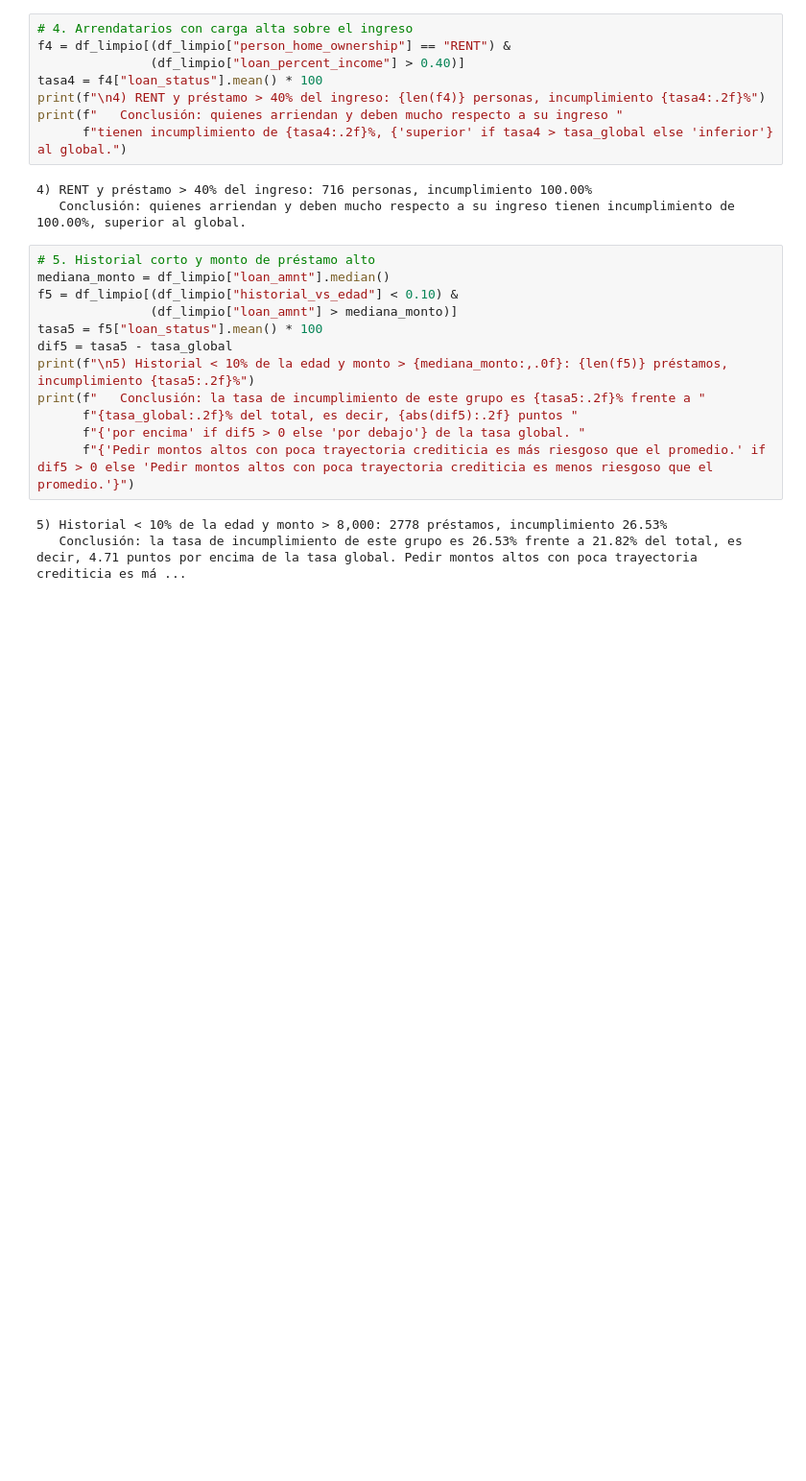
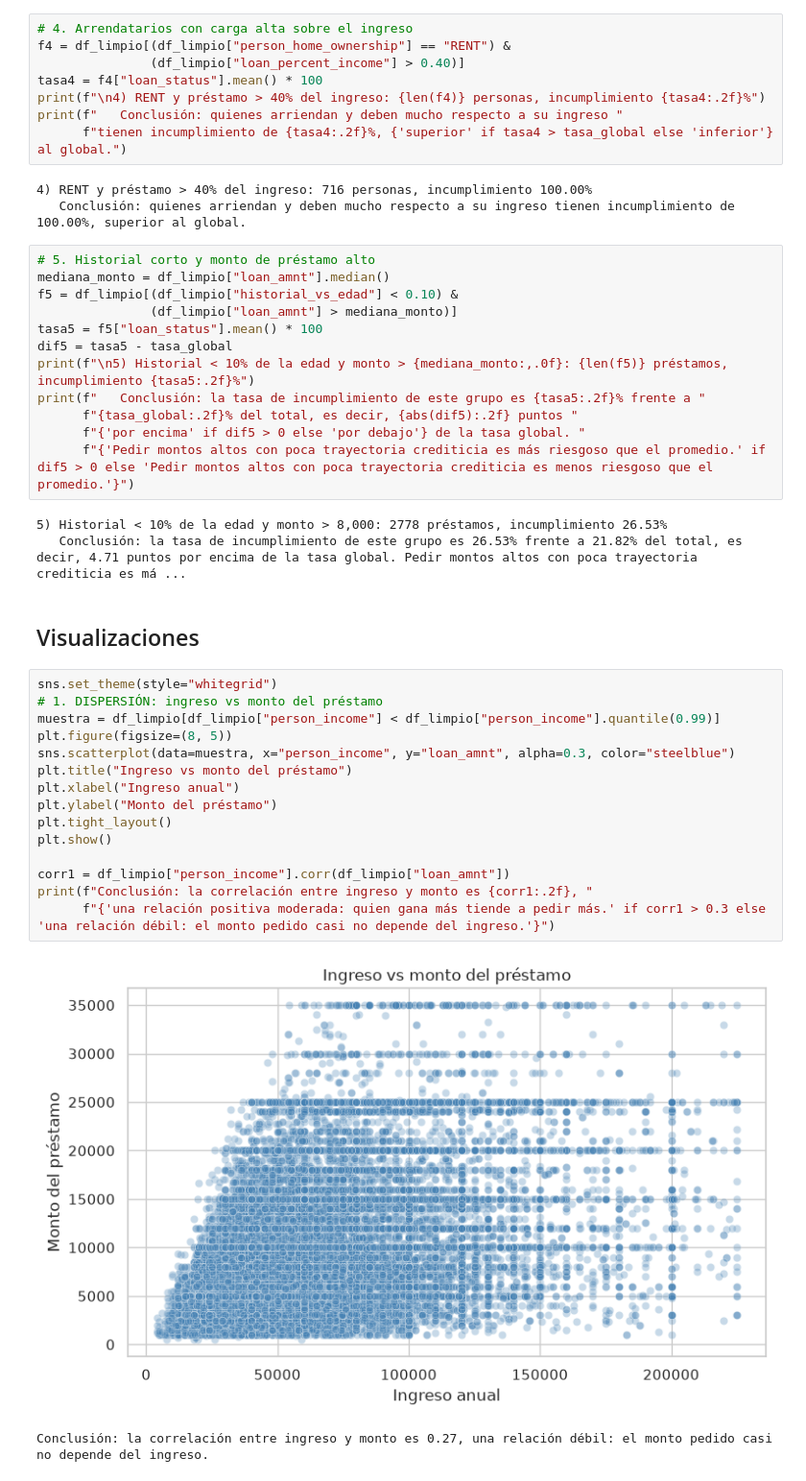
Before and after one commit to Nicolas-1212/Proyecto-Credit-Risk, a Jupyter notebook: cuadernos/exploracion_Samuel-B.ipynb, the cells around one changed output. Shown at 96% size. Drawn from its saved outputs; the diff is of its cells as text; blank space fills up the shorter version.

Commit message:
Item 8: Visualizacion 1

```diff
--- a/cuadernos/exploracion_Samuel-B.ipynb
+++ b/cuadernos/exploracion_Samuel-B.ipynb
@@ -263,3 +265,23 @@ print(f"   Conclusión: la tasa de incumplimiento de este grupo es {tasa5:.2f}%
 # %% [output]
 5) Historial < 10% de la edad y monto > 8,000: 2778 préstamos, incumplimiento 26.53%
    Conclusión: la tasa de incumplimiento de este grupo es 26.53% frente a 21.82% del total, es decir, 4.71 puntos por encima de la tasa global. Pedir montos altos con poca trayectoria crediticia es má ...
+# %% [markdown]
+## Visualizaciones
+# %%
+sns.set_theme(style="whitegrid")
+# 1. DISPERSIÓN: ingreso vs monto del préstamo
+muestra = df_limpio[df_limpio["person_income"] < df_limpio["person_income"].quantile(0.99)]
+plt.figure(figsize=(8, 5))
+sns.scatterplot(data=muestra, x="person_income", y="loan_amnt", alpha=0.3, color="steelblue")
+plt.title("Ingreso vs monto del préstamo")
+plt.xlabel("Ingreso anual")
+plt.ylabel("Monto del préstamo")
+plt.tight_layout()
+plt.show()
+
+corr1 = df_limpio["person_income"].corr(df_limpio["loan_amnt"])
+print(f"Conclusión: la correlación entre ingreso y monto es {corr1:.2f}, "
+      f"{'una relación positiva moderada: quien gana más tiende a pedir más.' if corr1 > 0.3 else 'una relación débil: el monto pedido casi no depende del ingreso.'}")
+# %% [output]
+[figure, added]
+Conclusión: la correlación entre ingreso y monto es 0.27, una relación débil: el monto pedido casi no depende del ingreso.
```
Also changed, not shown: parts of 1 cell of this notebook.
